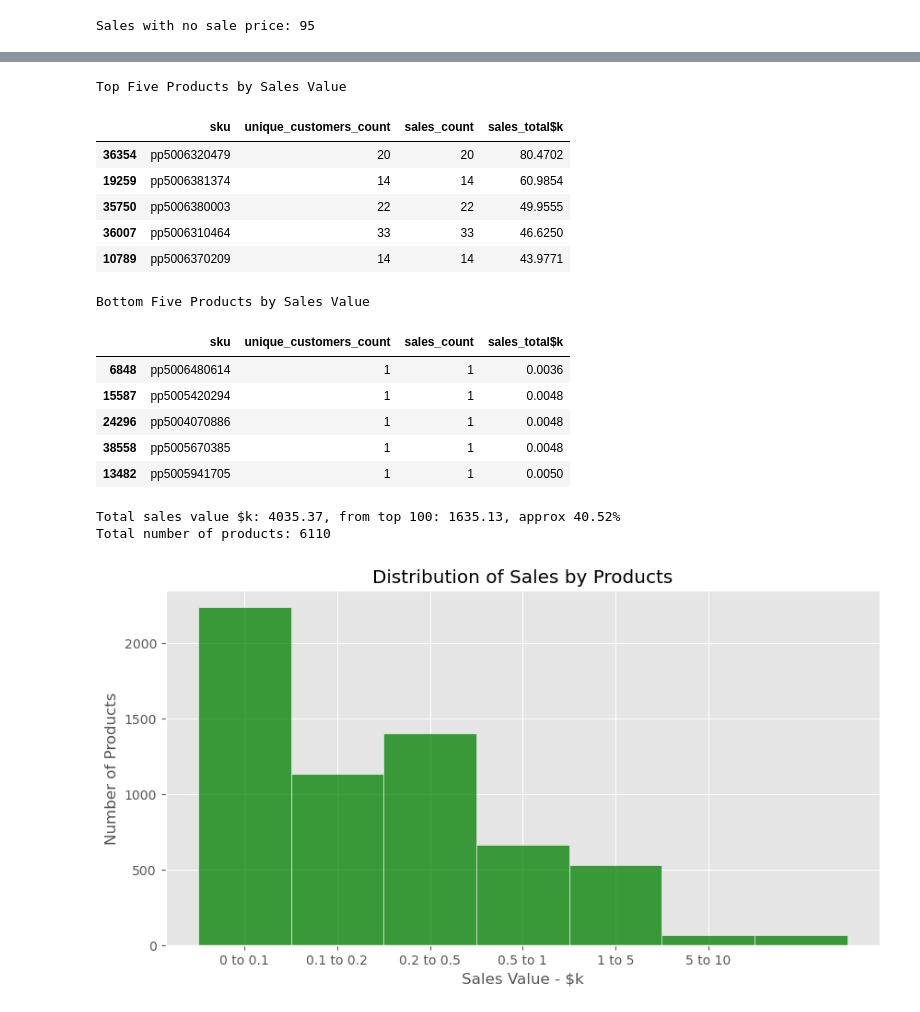
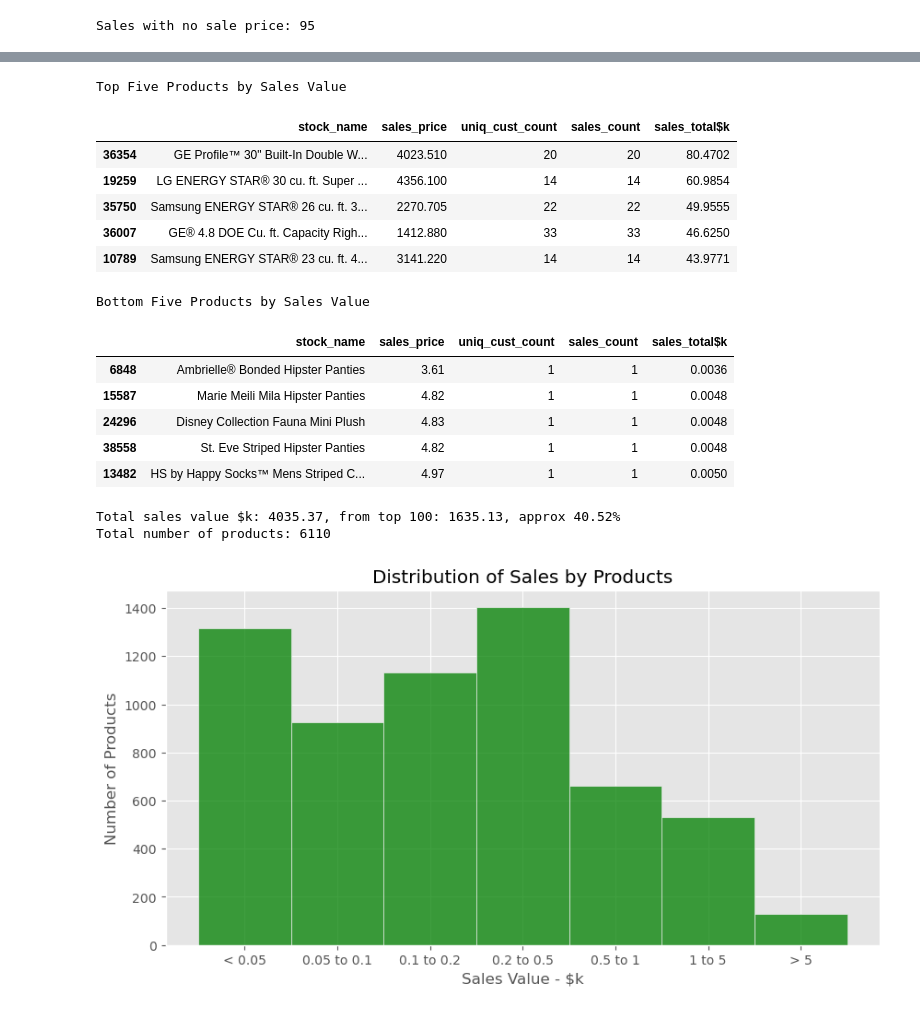
Before and after one commit to StuartG24/Retail_Data_Analysis, a Jupyter notebook: Report_Draft_Analysis_Products_v6.ipynb, the cells around one changed output, grey strips where cells are left out. Saved outputs shown, nothing was run; the diff lists cells and outputs as text; code cells hidden in the pictures.

Commit message:
Finished sales analysis

```diff
--- a/Report_Draft_Analysis_Products_v6.ipynb
+++ b/Report_Draft_Analysis_Products_v6.ipynb
@@ -16,6 +20,7 @@ import pandas as pd
 import matplotlib.pyplot as plt
 plt.style.use('ggplot')
 import seaborn as sns
+import scipy.stats
 
 # Create customer sales
 cust_sales = pd.merge(customer_reviews_df, customers_df, on='customer_id')
@@ -28,13 +33,14 @@ print(f'Sales with no sale price: {no_sale_price}')
 cust_sales_stock = cust_sales_stock[cust_sales_stock['sale_price'] > 0]
 
 # Aggregate totals for each product the sales information
-stock_summary = cust_sales_stock[['sku']].drop_duplicates()
+stock_summary = cust_sales_stock[['sku', 'stock_name']].drop_duplicates()
 
 groups = cust_sales_stock.groupby('sku')
 stock_summary['sales_count'] = groups['sale_price'].transform('count')
 stock_summary['sales_total$k'] = groups['sale_price'].transform('sum')
 stock_summary['sales_total$k'] = (stock_summary['sales_total$k'] / 1000).round(4)
-stock_summary['unique_customers_count'] = groups['customer_id'].transform('nunique')
+stock_summary['sales_price'] = groups['sale_price'].transform('mean')
+stock_summary['uniq_cust_count'] = groups['customer_id'].transform('nunique')
 
 # Box plot of the distribution for products
 fig, (ax0, ax1, ax2) = plt.subplots(1, 3, figsize =(12, 9))
@@ -44,7 +50,7 @@ ax0.set_title('Customer Count')
 ax1.set_title('Sales Count')
 ax2.set_title('Sales Total $k')
 
-box0 = ax0.boxplot(stock_summary['unique_customers_count'], patch_artist=True)
+box0 = ax0.boxplot(stock_summary['uniq_cust_count'], patch_artist=True)
 for patch in box0['boxes']:
     patch.set(facecolor='lightblue')
 box1 = ax1.boxplot(stock_summary['sales_count'], patch_artist=True)
@@ -60,50 +66,50 @@ top5 = stock_summary.nlargest(5, 'sales_total$k')
 bottom5 = stock_summary.nsmallest(5, 'sales_total$k')
 
 print('Top Five Products by Sales Value')
-display(top5[['sku', 'unique_customers_count', 'sales_count', 'sales_total$k']])
+display(top5[['stock_name', 'sales_price', 'uniq_cust_count', 'sales_count', 'sales_total$k']])
 print('Bottom Five Products by Sales Value')
-display(bottom5[['sku', 'unique_customers_count', 'sales_count', 'sales_total$k']])
+display(bottom5[['stock_name', 'sales_price', 'uniq_cust_count', 'sales_count', 'sales_total$k']])
 
 # Sales from top x
 x = 100
 largestX = stock_summary.nlargest(x, 'sales_total$k')
 largestX_value = (largestX['sales_total$k'].sum()).round(2)
 total_sales = (stock_summary['sales_total$k'].sum()).round(2)
 percentage = ((largestX_value / total_sales) * 100).round(2)
 total_products = len(stock_df)
 print(f'Total sales value $k: {total_sales}, from top {x}: {largestX_value}, approx {percentage}%')
 print(f'Total number of products: {total_products}')
 
 # Visualise the Sales Value ranges
-value_bins = [0, 0.1, 0.2, 0.5, 1, 5, 10, 500]
-value_bins_labels = ['0 to 0.1', '0.1 to 0.2', '0.2 to 0.5', '0.5 to 1', '1 to 5', '5 to 10', '> 10']
+value_bins = [0, 0.05, 0.1, 0.2, 0.5, 1, 5, 500]
+value_bins_labels = ['< 0.05', '0.05 to 0.1', '0.1 to 0.2', '0.2 to 0.5', '0.5 to 1', '1 to 5', '> 5']
 stock_summary['sales_groups'] = pd.cut(stock_summary['sales_total$k'], bins=value_bins,
                        labels=value_bins_labels, right=False)
 
 fig, ax = plt.subplots(figsize =(10, 5))
 sns.histplot(stock_summary['sales_groups'], bins=value_bins, kde=False, color = 'green')
-plt.xticks([0, 1, 2, 3, 4, 5,])
+plt.xticks([0, 1, 2, 3, 4, 5, 6])
 plt.title('Distribution of Sales by Products')
 plt.xlabel('Sales Value - $k')
 plt.ylabel('Number of Products')
 plt.show()
 # %% [output]
 Sales with no sale price: 95
 [figure]
 Top Five Products by Sales Value
-|  | sku | unique_customers_count | sales_count | sales_total$k |
-| 36354 | pp5006320479 | 20 | 20 | 80.4702 |
-| 19259 | pp5006381374 | 14 | 14 | 60.9854 |
-| 35750 | pp5006380003 | 22 | 22 | 49.9555 |
-| 36007 | pp5006310464 | 33 | 33 | 46.6250 |
-| 10789 | pp5006370209 | 14 | 14 | 43.9771 |
+|  | stock_name | sales_price | uniq_cust_count | sales_count | sales_total$k |
+| 36354 | GE Profile™ 30" Built-In Double W... | 4023.510 | 20 | 20 | 80.4702 |
+| 19259 | LG ENERGY STAR® 30 cu. ft. Super ... | 4356.100 | 14 | 14 | 60.9854 |
+| 35750 | Samsung ENERGY STAR® 26 cu. ft. 3... | 2270.705 | 22 | 22 | 49.9555 |
+| 36007 | GE® 4.8 DOE Cu. ft. Capacity Righ... | 1412.880 | 33 | 33 | 46.6250 |
+| 10789 | Samsung ENERGY STAR® 23 cu. ft. 4... | 3141.220 | 14 | 14 | 43.9771 |
 Bottom Five Products by Sales Value
-|  | sku | unique_customers_count | sales_count | sales_total$k |
-| 6848 | pp5006480614 | 1 | 1 | 0.0036 |
-| 15587 | pp5005420294 | 1 | 1 | 0.0048 |
-| 24296 | pp5004070886 | 1 | 1 | 0.0048 |
-| 38558 | pp5005670385 | 1 | 1 | 0.0048 |
-| 13482 | pp5005941705 | 1 | 1 | 0.0050 |
+|  | stock_name | sales_price | uniq_cust_count | sales_count | sales_total$k |
+| 6848 | Ambrielle® Bonded Hipster Panties | 3.61 | 1 | 1 | 0.0036 |
+| 15587 | Marie Meili Mila Hipster Panties | 4.82 | 1 | 1 | 0.0048 |
+| 24296 | Disney Collection Fauna Mini Plush | 4.83 | 1 | 1 | 0.0048 |
+| 38558 | St. Eve Striped Hipster Panties | 4.82 | 1 | 1 | 0.0048 |
+| 13482 | HS by Happy Socks™ Mens Striped C... | 4.97 | 1 | 1 | 0.0050 |
 Total sales value $k: 4035.37, from top 100: 1635.13, approx 40.52%
 Total number of products: 6110
-[figure, old version]
+[figure, new version]
```
Also changed, not shown: parts of 2 cells of this notebook, 6 other files.
